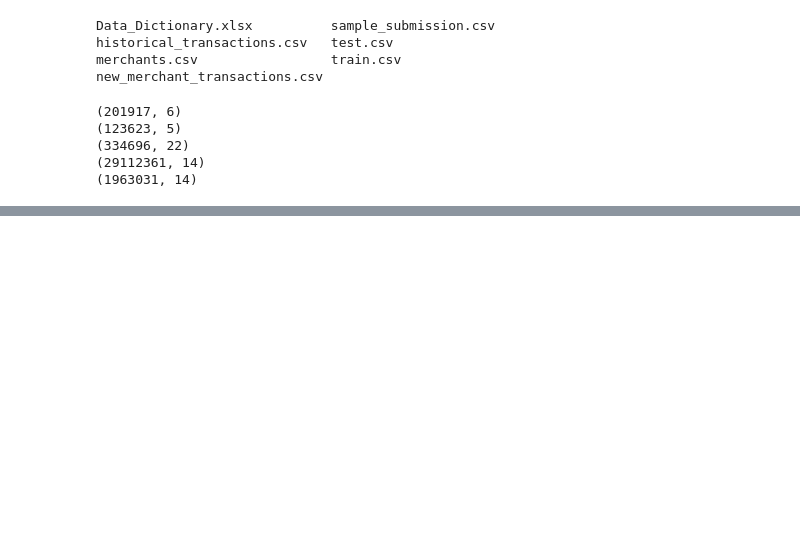
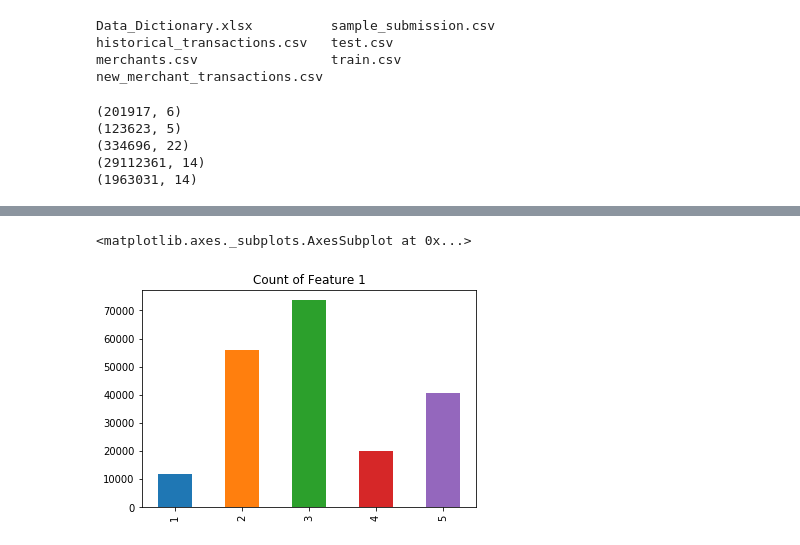
Before and after one commit to wfordh/elo_merchant, a Jupyter notebook: elo_eda.ipynb, the cells around one changed output, grey strips where cells are left out. Cells and saved outputs as stored; diff of their text form; code cells hidden in the pictures; blank space fills up the shorter version.

```diff
--- a/elo_eda.ipynb
+++ b/elo_eda.ipynb
@@ -51,0 +153,5 @@ dtype: object
+# %%
+train.feature_1.value_counts().sort_index().plot(kind='bar', title='Count of Feature 1')
+# %% [output]
+<matplotlib.axes._subplots.AxesSubplot at 0x...>
+[figure, added]
```
Also changed, not shown: parts of 41 cells of this notebook.
